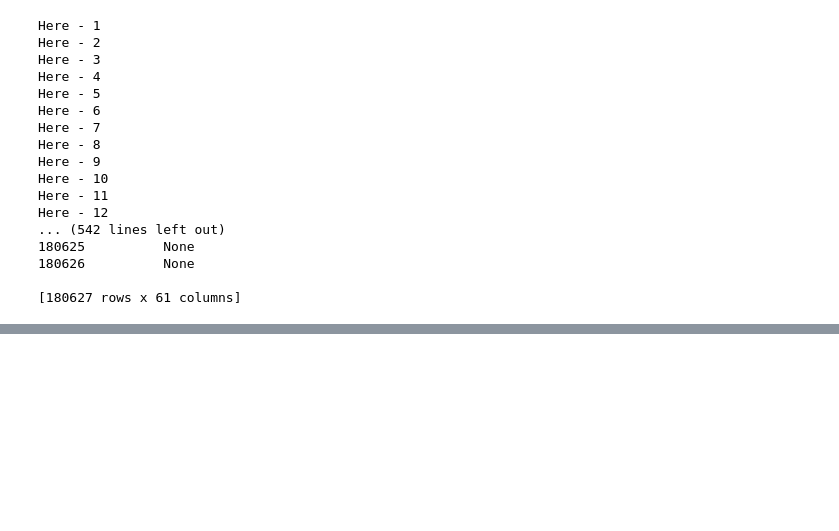
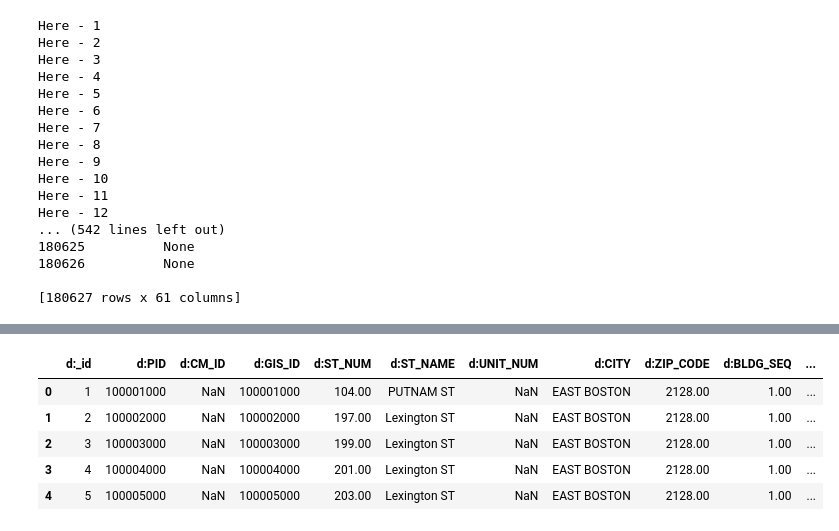
Before and after one commit to sneharaorokkam/Boston-Property-Assesment, a Jupyter notebook: API.ipynb, the cells around one changed output, grey strips where cells are left out. Drawn from its saved outputs; the diff is of its cells as text; code cells hidden in the pictures; blank space fills up the shorter version.

```diff
--- a/API.ipynb
+++ b/API.ipynb
@@ -101,0 +95,11 @@ print(response_dict)
+# %%
+assesment_data = pd.read_csv("BostonProp.csv")
+# %%
+assesment_data.head(5)
+# %% [output]
+|  | d:_id | d:PID | d:CM_ID | d:GIS_ID | d:ST_NUM | d:ST_NAME | d:UNIT_NUM | d:CITY | d:ZIP_CODE | d:BLDG_SEQ | ... |
+| 0 | 1 | 100001000 | NaN | 100001000 | 104.00 | PUTNAM ST | NaN | EAST BOSTON | 2128.00 | 1.00 | ... |
+| 1 | 2 | 100002000 | NaN | 100002000 | 197.00 | Lexington ST | NaN | EAST BOSTON | 2128.00 | 1.00 | ... |
+| 2 | 3 | 100003000 | NaN | 100003000 | 199.00 | Lexington ST | NaN | EAST BOSTON | 2128.00 | 1.00 | ... |
+| 3 | 4 | 100004000 | NaN | 100004000 | 201.00 | Lexington ST | NaN | EAST BOSTON | 2128.00 | 1.00 | ... |
+| 4 | 5 | 100005000 | NaN | 100005000 | 203.00 | Lexington ST | NaN | EAST BOSTON | 2128.00 | 1.00 | ... |
```
Also changed, not shown: parts of 4 cells of this notebook, 5 other files.
